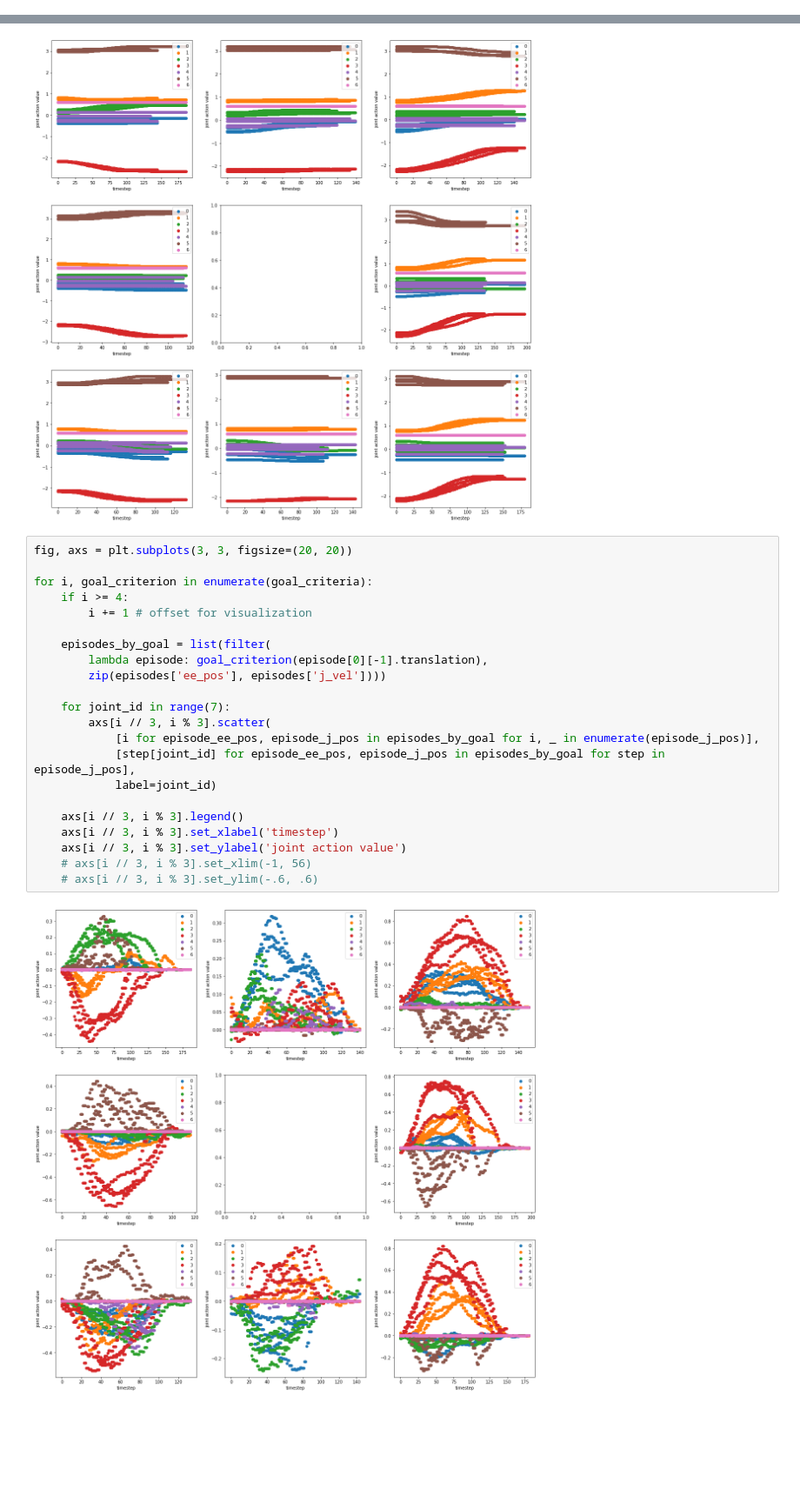
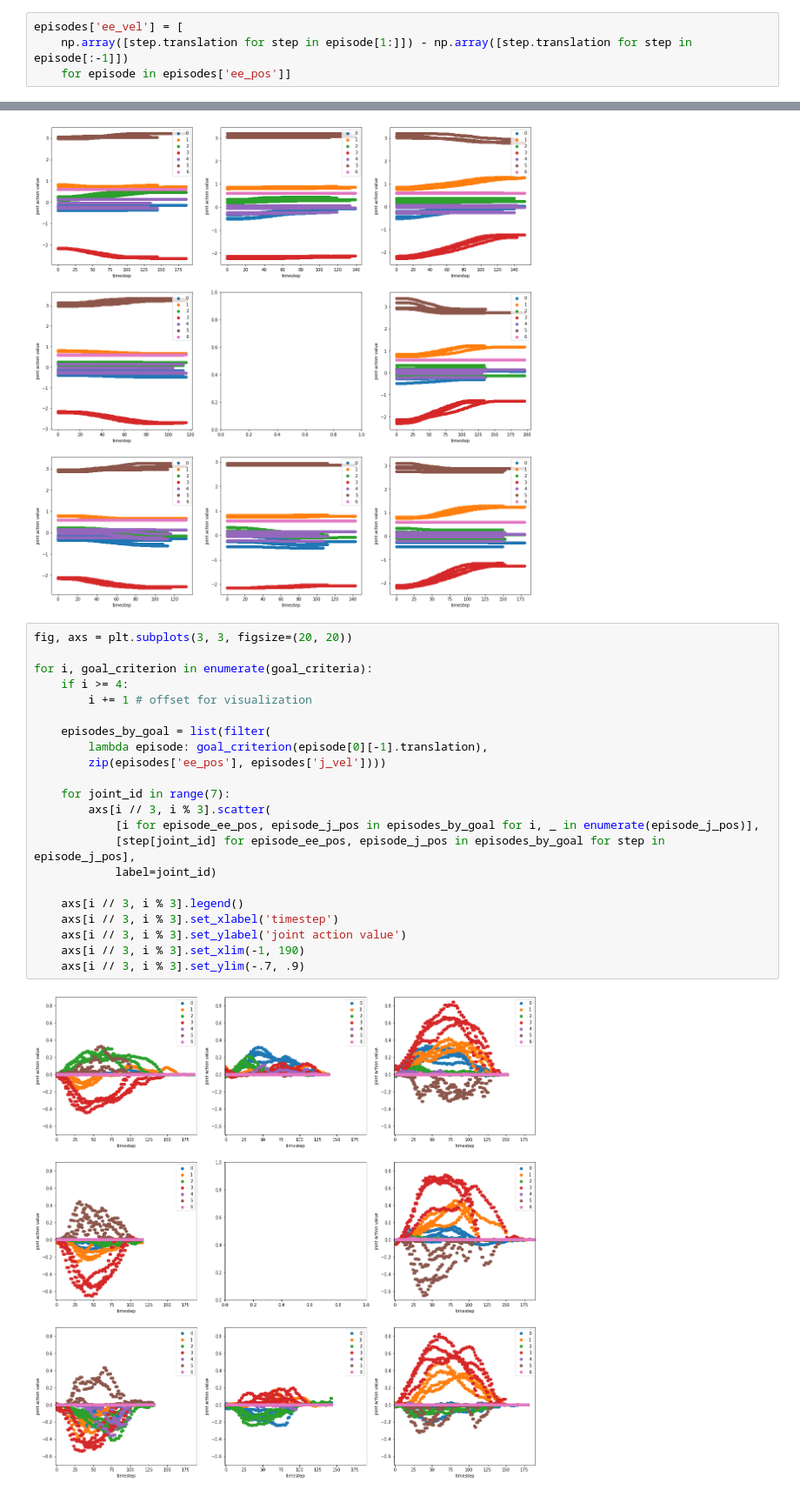
Before and after one commit to louixp/latent-actions, a Jupyter notebook: notebooks/real_center_out_eda.ipynb, the cells around one changed output, grey strips where cells are left out. Shown: that part at 87% size. Drawn from its saved outputs; the diff is of its cells as text; blank space fills up the shorter version.

```diff
--- a/notebooks/real_center_out_eda.ipynb
+++ b/notebooks/real_center_out_eda.ipynb
@@ -16,3 +14,7 @@ WARNING:root:autolab_core not installed as catkin package, RigidTransform ros me
+# %%
+episodes['ee_vel'] = [
+    np.array([step.translation for step in episode[1:]]) - np.array([step.translation for step in episode[:-1]])
+    for episode in episodes['ee_pos']]
 # %%
 fig = plt.figure(figsize=(10, 10))
 ax = fig.add_subplot(projection='3d')
@@ -91,24 +93,24 @@ for i, goal_criterion in enumerate(goal_criteria):
 # %%
 fig, axs = plt.subplots(3, 3, figsize=(20, 20))
 
 for i, goal_criterion in enumerate(goal_criteria):
     if i >= 4:
         i += 1 # offset for visualization
 
     episodes_by_goal = list(filter(
         lambda episode: goal_criterion(episode[0][-1].translation),
         zip(episodes['ee_pos'], episodes['j_vel'])))
 
     for joint_id in range(7):
         axs[i // 3, i % 3].scatter(
             [i for episode_ee_pos, episode_j_pos in episodes_by_goal for i, _ in enumerate(episode_j_pos)],
             [step[joint_id] for episode_ee_pos, episode_j_pos in episodes_by_goal for step in episode_j_pos],
             label=joint_id)
 
     axs[i // 3, i % 3].legend()
     axs[i // 3, i % 3].set_xlabel('timestep')
     axs[i // 3, i % 3].set_ylabel('joint action value')
-    # axs[i // 3, i % 3].set_xlim(-1, 56)
-    # axs[i // 3, i % 3].set_ylim(-.6, .6)
+    axs[i // 3, i % 3].set_xlim(-1, 190)
+    axs[i // 3, i % 3].set_ylim(-.7, .9)
 # %% [output]
-[figure, old version]
+[figure, new version]
```
Also changed, not shown: parts of 4 cells of this notebook, 7 other files.
